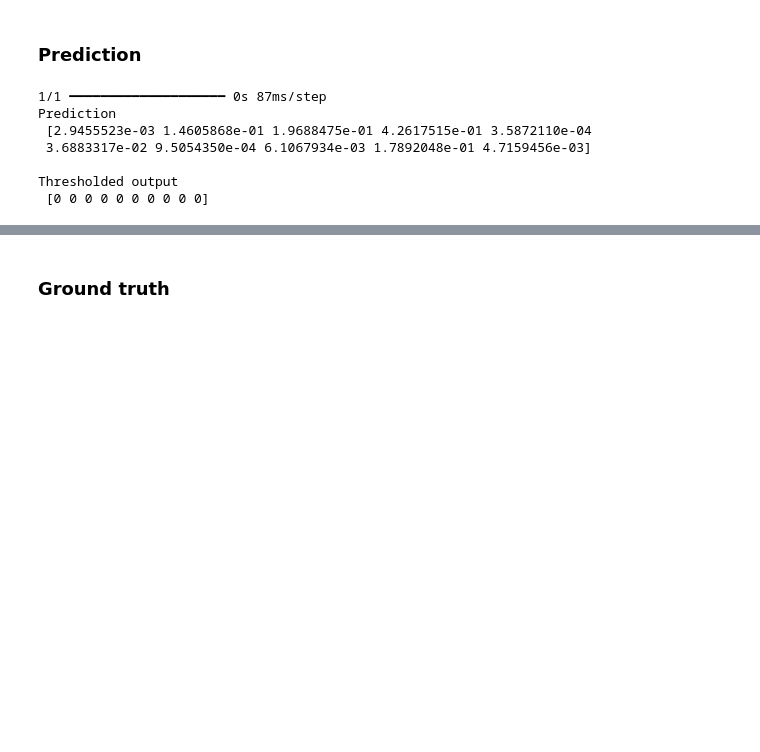
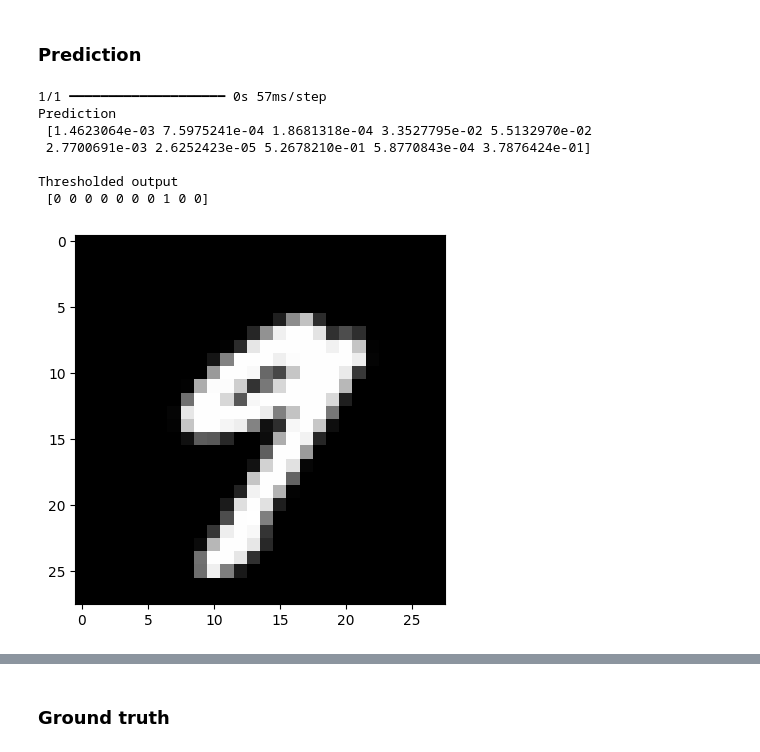
Before and after one commit to ng13/AI_wrkshp, a Jupyter notebook: Artificial_Neural_Network_Handson.ipynb, the cells around one changed output, grey strips where cells are left out. Cells and saved outputs as stored; diff of their text form; code cells hidden in the pictures; blank space fills up the shorter version.

```diff
--- a/Artificial_Neural_Network_Handson.ipynb
+++ b/Artificial_Neural_Network_Handson.ipynb
@@ -184,18 +184,23 @@ Visualization of First Layer
 ### Prediction
 # %%
 # Write the index of the test sample to test
-prediction = model.predict(x_test[310:311])
+prediction = model.predict(x_test[20:21])
 prediction = prediction[0]
 print('Prediction\n',prediction)
 print('\nThresholded output\n',(prediction>0.5)*1)
 # %% [output]
-1/1 ━━━━━━━━━━━━━━━━━━━━ 0s 87ms/step
+1/1 ━━━━━━━━━━━━━━━━━━━━ 0s 57ms/step
 Prediction
- [2.9455523e-03 1.4605868e-01 1.9688475e-01 4.2617515e-01 3.5872110e-04
- 3.6883317e-02 9.5054350e-04 6.1067934e-03 1.7892048e-01 4.7159456e-03]
+ [1.4623064e-03 7.5975241e-04 1.8681318e-04 3.3527795e-02 5.5132970e-02
+ 2.7700691e-03 2.6252423e-05 5.2678210e-01 5.8770843e-04 3.7876424e-01]
 
 Thresholded output
- [0 0 0 0 0 0 0 0 0 0]
+ [0 0 0 0 0 0 0 1 0 0]
+# %%
+plt.imshow(x_test[20:21].reshape(28,28), cmap='gray')
+plt.show()
+# %% [output]
+[figure, added]
 # %% [markdown]
 ### Make predictions
 
```
Also changed, not shown: parts of 8 cells of this notebook.
